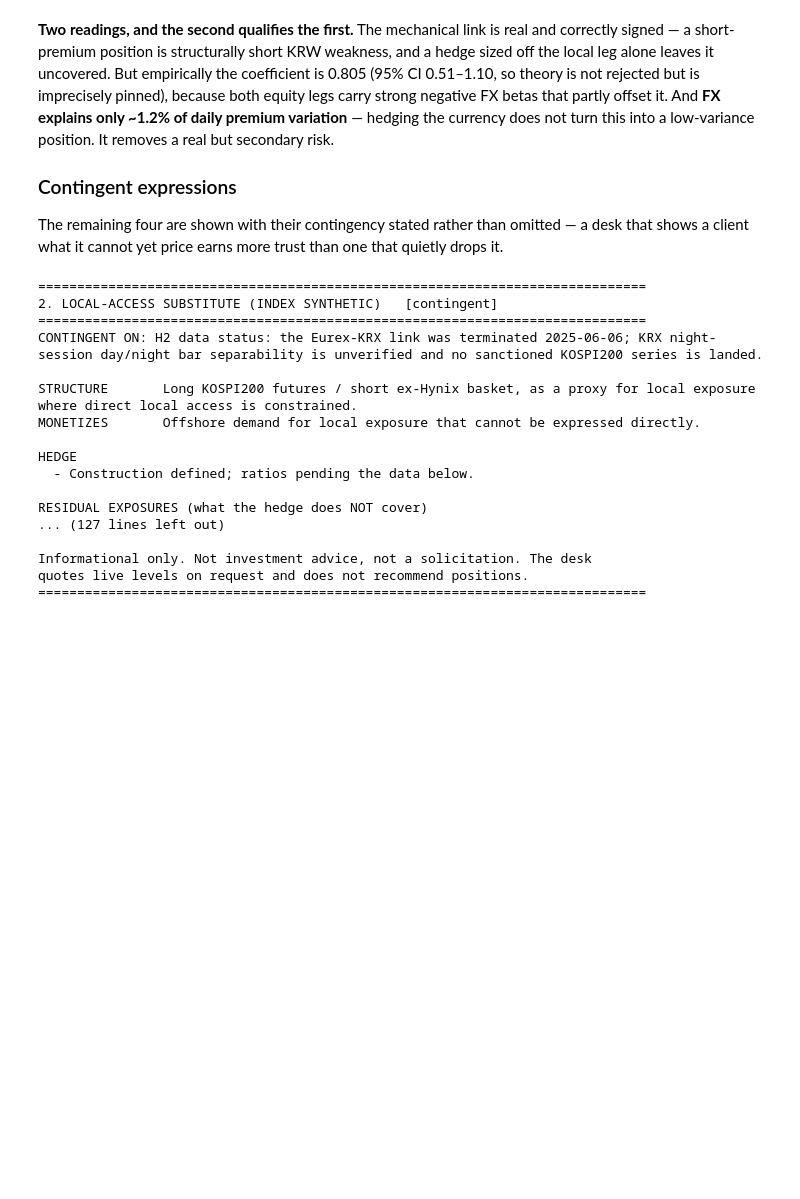
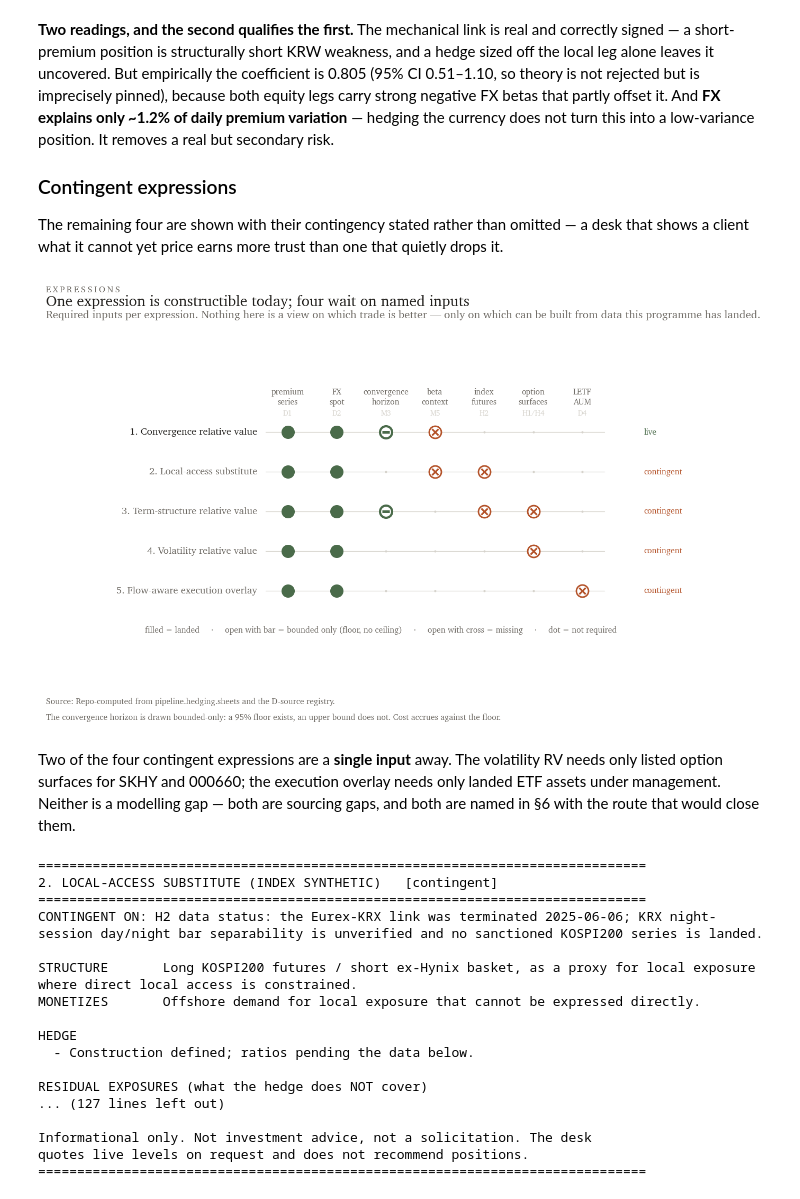
Before and after one commit to ZinuoS/Charon, a Jupyter notebook: notebooks/01_client_note.ipynb, the cells around one changed output. Cells and saved outputs as stored; diff of their text form; code cells hidden in the pictures; blank space fills up the shorter version.

```diff
--- a/notebooks/01_client_note.ipynb
+++ b/notebooks/01_client_note.ipynb
@@ -228,6 +228,16 @@ position. It removes a real but secondary risk.
 
 The remaining four are shown with their contingency stated rather than omitted — a desk
 that shows a client what it cannot yet price earns more trust than one that quietly drops it.
+# %%
+fig, ax = figures.g10_expression_readiness(sheets)
+fig;
+# %% [output]
+[figure, added]
+# %% [markdown]
+Two of the four contingent expressions are a **single input** away. The volatility RV needs
+only listed option surfaces for SKHY and 000660; the execution overlay needs only landed ETF
+assets under management. Neither is a modelling gap — both are sourcing gaps, and both are
+named in §6 with the route that would close them.
 # %%
 for sh in sheets[1:]:
     print(sh.render())
```
Also changed, not shown: 3 other files.
